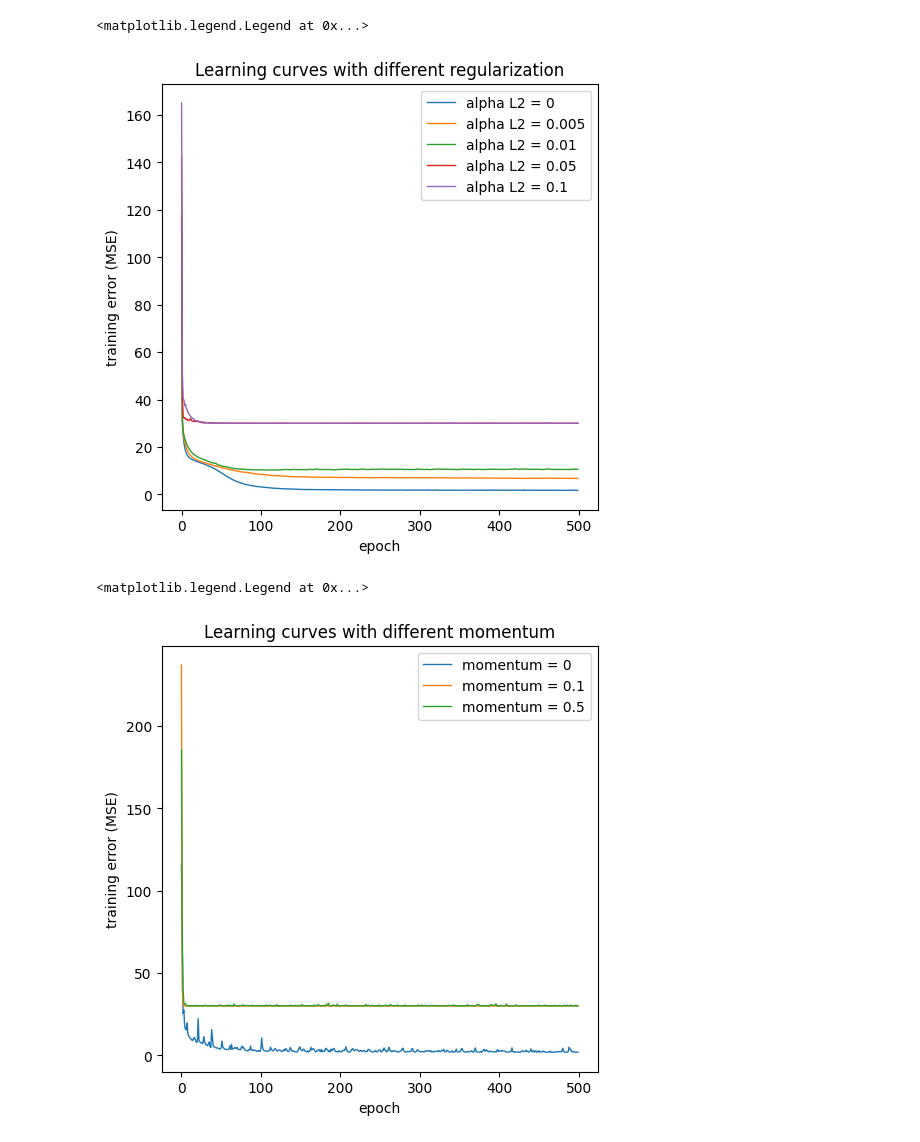
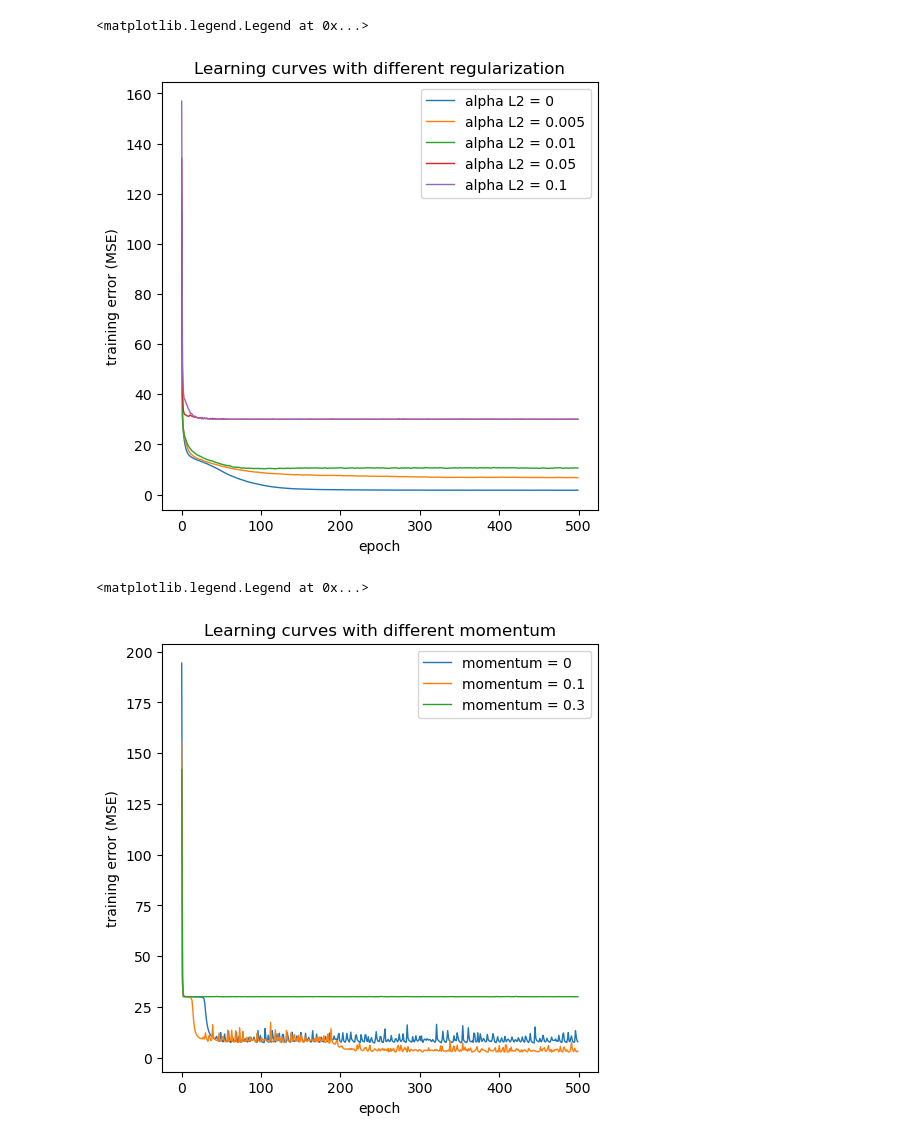
Before and after one commit to DreRnc/MLx2, a Jupyter notebook: main.ipynb, the cells around one changed output. Saved outputs shown, nothing was run; the diff lists cells and outputs as text; code cells hidden in the pictures.

```diff
--- a/main.ipynb
+++ b/main.ipynb
@@ -37,7 +37,7 @@ print(y_true.shape)
 (1492, 9)
 (1492, 2)
 # %%
-mlp = MLP([5, 5], 9, 2, "sigm")
+mlp = MLP([5, 5], 9, 2)
 n_epochs = 500
 # %%
 fig, ax = plt.subplots(figsize=(5, 5), layout='constrained')
@@ -66,21 +66,21 @@ ax.set_title("Learning curves with different regularization")
 ax.legend()
 # %% [output]
 <matplotlib.legend.Legend at 0x...>
-[figure, old version]
+[figure, new version]
 # %%
 fig, ax = plt.subplots(figsize=(5, 5), layout='constrained')
 step = 0.5
-for momentum in [0, 0.1, 0.5]:
-    learning_curve = mlp.fit(X, y_true, n_epochs = n_epochs, batch_size = 50, step = step, momentum = momentum)
+for momentum in [0, 0.1, 0.3]:
+    learning_curve = mlp.fit(X, y_true, n_epochs = n_epochs, batch_size = 100, step = step, momentum = momentum)
     ax.plot(range(n_epochs), learning_curve, linewidth = 1, label = 'momentum = ' + str(momentum))
 
 ax.set_xlabel('epoch')
 ax.set_ylabel('training error (MSE)')
 ax.set_title("Learning curves with different momentum")
 ax.legend()
 # %% [output]
 <matplotlib.legend.Legend at 0x...>
-[figure, old version]
+[figure, new version]
 # %%
 fig, ax = plt.subplots(figsize=(5, 5), layout='constrained')
 step = 0.1
```
Also changed, not shown: parts of 5 cells of this notebook, 2 other files.
